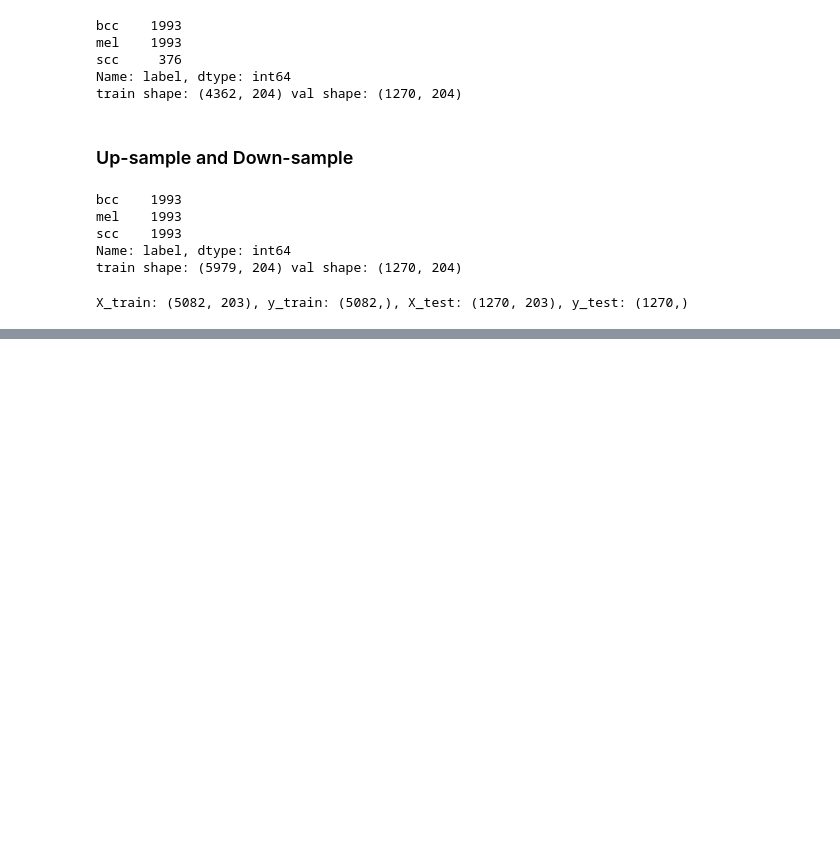
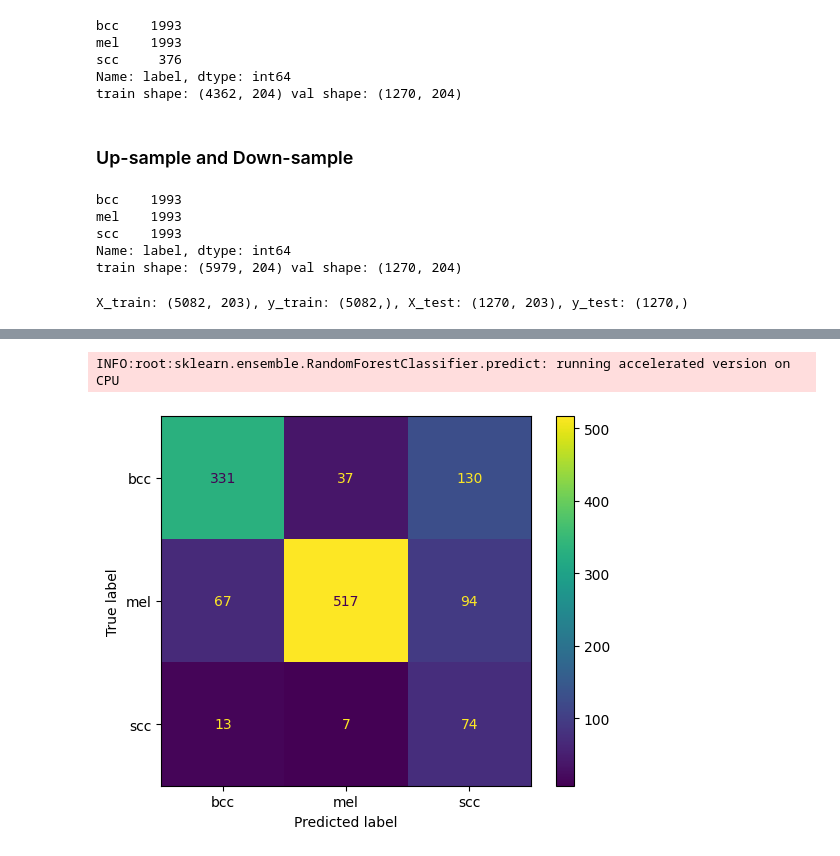
Before and after one commit to cansuyalcinn/skin-lesion-segmentation, a Jupyter notebook: notebooks/three_class_class.ipynb, the cells around one changed output, grey strips where cells are left out. Saved outputs shown, nothing was run; the diff lists cells and outputs as text; code cells hidden in the pictures; blank space fills up the shorter version.

```diff
--- a/notebooks/three_class_class.ipynb
+++ b/notebooks/three_class_class.ipynb
@@ -317,0 +353,14 @@ grid_search.scoring
+# %%
+classifier =  RandomForestClassifier(class_weight='balanced') #svm.SVC(class_weight='balanced', probability=True)
+estimators_range = [100, 200, 300]
+depth_range = [50, 100, 200]
+param_grid = {'classifier__n_estimators': estimators_range,
+                'classifier__max_depth': depth_range}
+
+cv = StratifiedKFold(n_splits=10, shuffle=True, random_state=42)
+
+pipeline = Pipeline([('scaler', StandardScaler()),('classifier', classifier)])
+grid_search = GridSearchCV(pipeline, param_grid, cv=cv, refit=True, verbose=1, scoring=kappa_scoring)
+grid_search.fit(X_train, y_train)
+
+print("TRAIN- The best parameters are %s with an Kappa-score of %0.4f"%(grid_search.best_params_, grid_search.best_score_))
@@ -317,0 +406,6 @@ grid_search.scoring
+# %%
+ConfusionMatrixDisplay.from_estimator(grid_search, X_test, y_test, display_labels=['bcc', 'mel', 'scc'])
+plt.show()
+# %% [output]
+INFO:root:sklearn.ensemble.RandomForestClassifier.predict: running accelerated version on CPU
+[figure, added]
```
Also changed, not shown: parts of 15 cells of this notebook.
